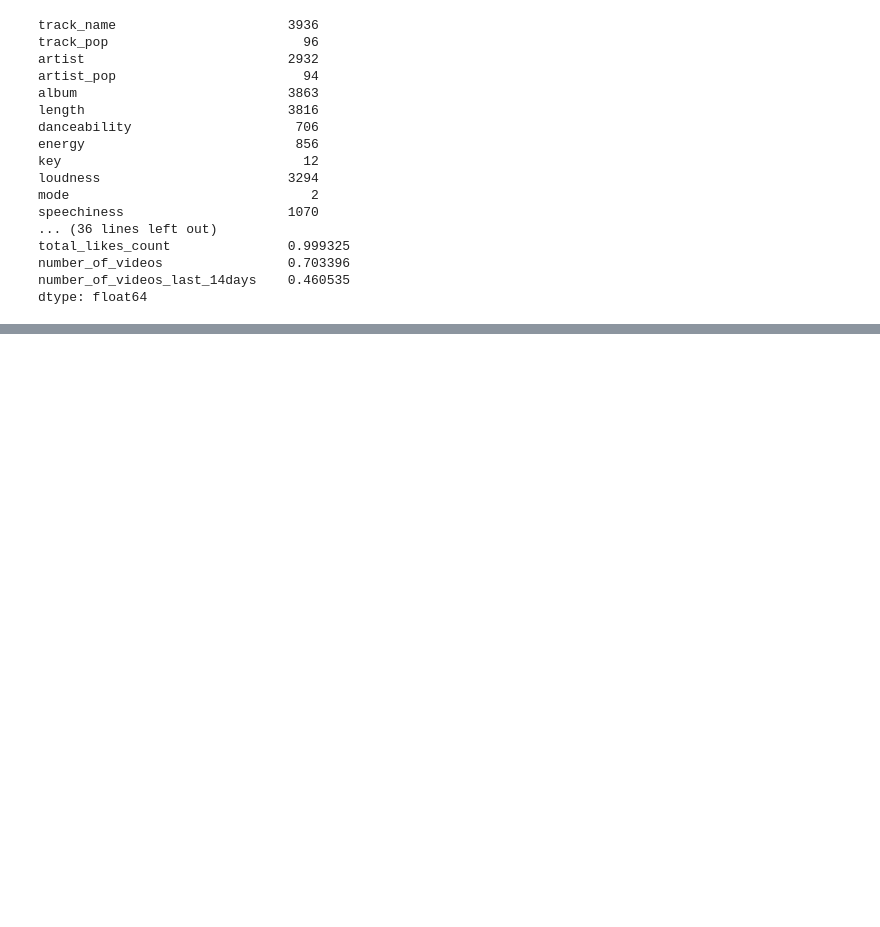
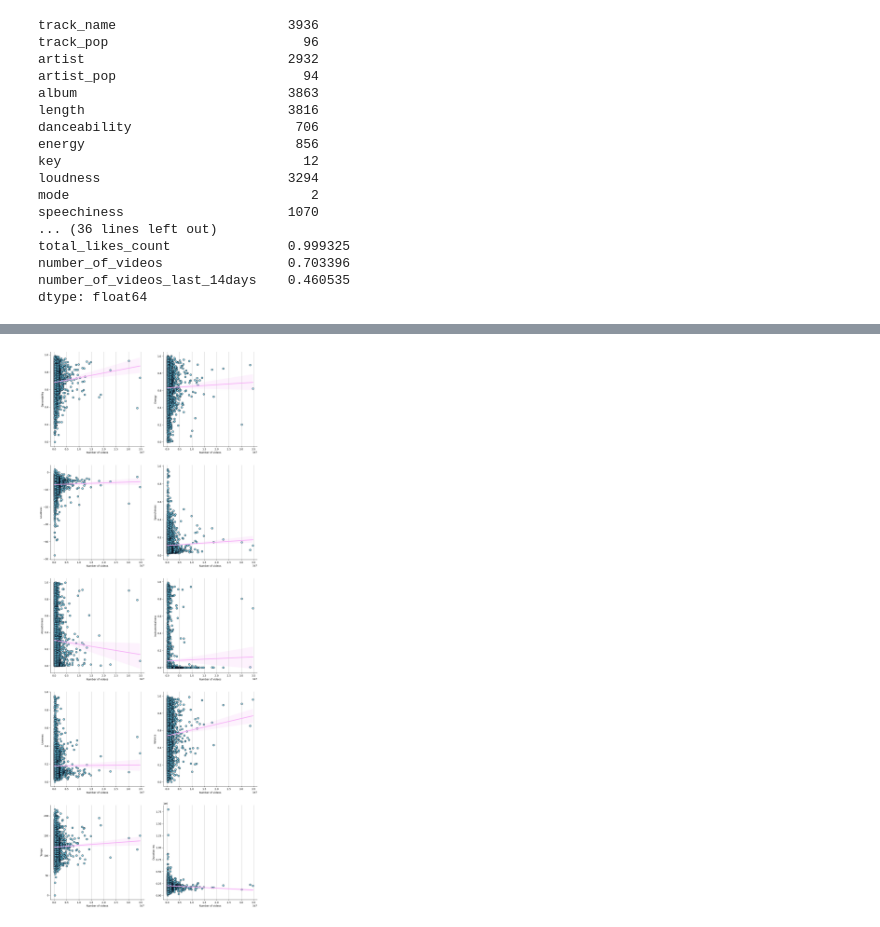
Before and after one commit to omersideman/ai-project, a Jupyter notebook: notebooks/data_analysis.ipynb, the cells around one changed output, grey strips where cells are left out. Drawn from its saved outputs; the diff is of its cells as text; code cells hidden in the pictures; blank space fills up the shorter version.

```diff
--- a/notebooks/data_analysis.ipynb
+++ b/notebooks/data_analysis.ipynb
@@ -102,0 +149,19 @@ for col in df.select_dtypes(include=['float64', 'int64']).columns:
+# %%
+cols = ['danceability', 'energy', 'loudness', 'speechiness','acousticness',
+        'instrumentalness', 'liveness', 'valence', 'tempo', 'duration_ms']
+
+fig, axs = plt.subplots(5, 2, figsize=(15, 40))
+
+for i, col in enumerate(cols):
+
+    row_index = i // 2
+    col_index = i % 2
+
+    ax = axs[row_index][col_index]
+
+    scatter(df, 'number_of_videos', col, ax)
+
+
+plt.show()
+# %% [output]
+[figure, added]
```
Also changed, not shown: parts of 7 cells of this notebook, 5 other files.
